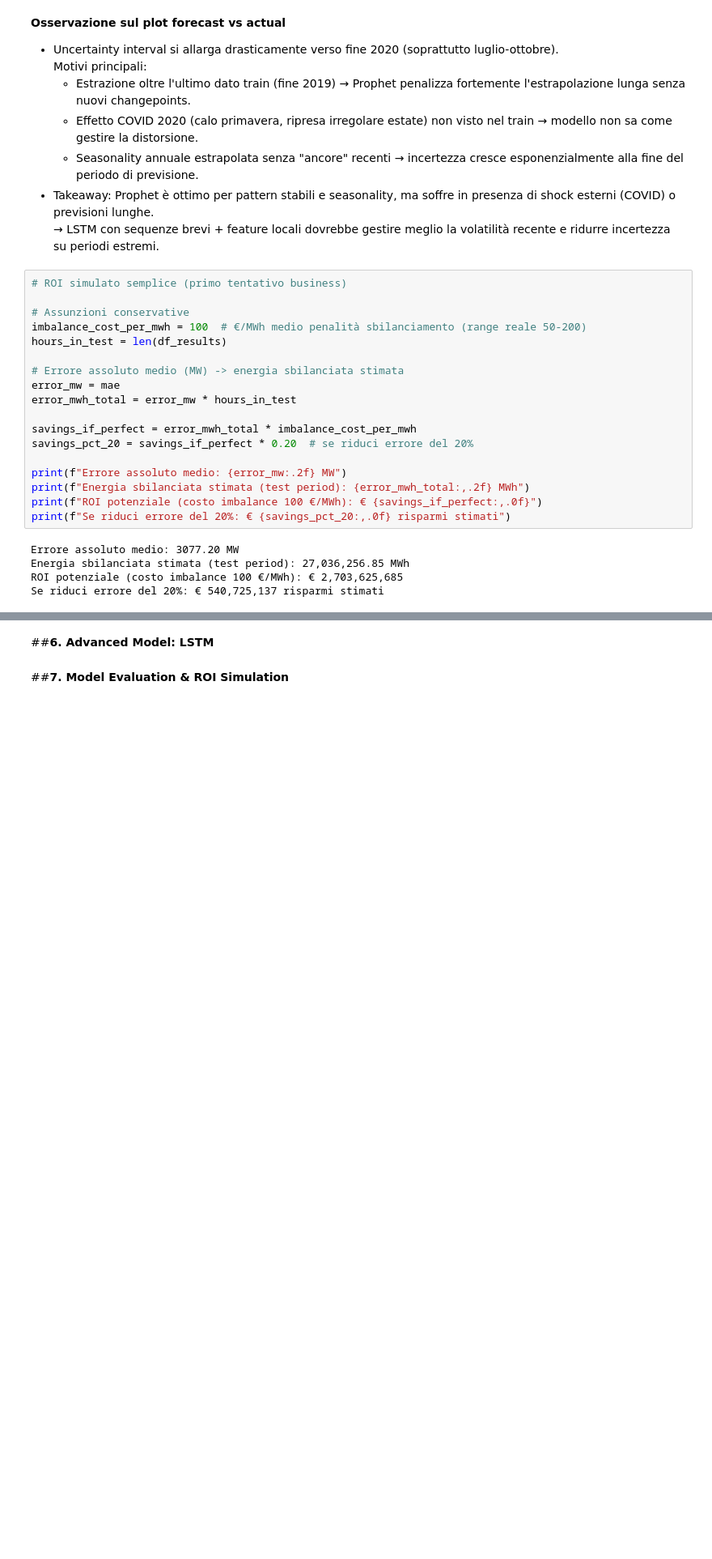
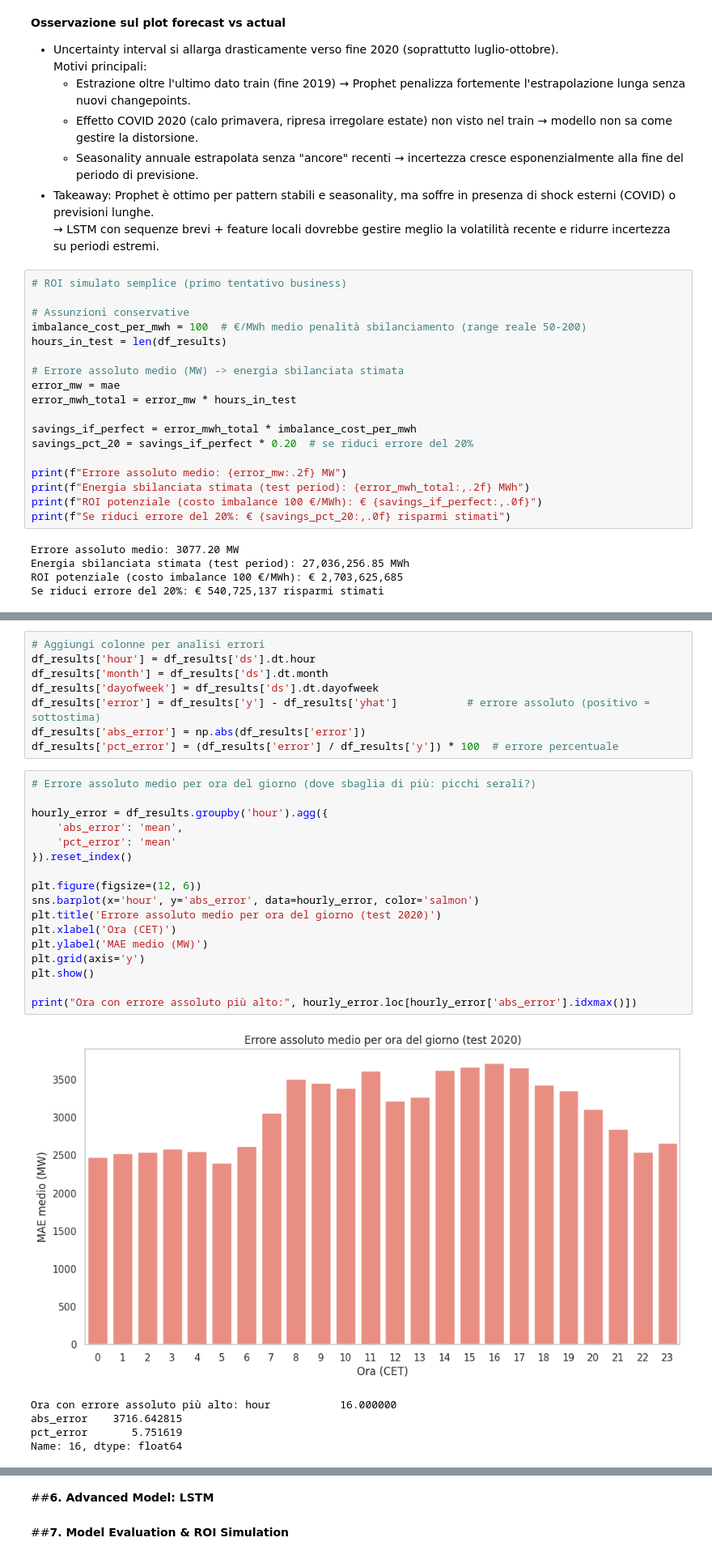
Before and after one commit to Frussen/ita-load-forecaster, a Jupyter notebook: ItaLoadForecaster.ipynb, the cells around one changed output, grey strips where cells are left out. Shown at 81% size. Cells and saved outputs as stored; diff of their text form; blank space fills up the shorter version.

Commit message:
add Evaluation approfondita Prophet – breakdown errori per ora/mese/picchi, confronto ufficiale 2.39% vs mio 9.89%

```diff
--- a/ItaLoadForecaster.ipynb
+++ b/ItaLoadForecaster.ipynb
@@ -822,0 +831,31 @@ Se riduci errore del 20%: € 540,725,137 risparmi stimati
+# %%
+# Aggiungi colonne per analisi errori
+df_results['hour'] = df_results['ds'].dt.hour
+df_results['month'] = df_results['ds'].dt.month
+df_results['dayofweek'] = df_results['ds'].dt.dayofweek
+df_results['error'] = df_results['y'] - df_results['yhat']           # errore assoluto (positivo = sottostima)
+df_results['abs_error'] = np.abs(df_results['error'])
+df_results['pct_error'] = (df_results['error'] / df_results['y']) * 100  # errore percentuale
+# %%
+# Errore assoluto medio per ora del giorno (dove sbaglia di più: picchi serali?)
+
+hourly_error = df_results.groupby('hour').agg({
+    'abs_error': 'mean',
+    'pct_error': 'mean'
+}).reset_index()
+
+plt.figure(figsize=(12, 6))
+sns.barplot(x='hour', y='abs_error', data=hourly_error, color='salmon')
+plt.title('Errore assoluto medio per ora del giorno (test 2020)')
+plt.xlabel('Ora (CET)')
+plt.ylabel('MAE medio (MW)')
+plt.grid(axis='y')
+plt.show()
+
+print("Ora con errore assoluto più alto:", hourly_error.loc[hourly_error['abs_error'].idxmax()])
+# %% [output]
+[figure, added]
+Ora con errore assoluto più alto: hour           16.000000
+abs_error    3716.642815
+pct_error       5.751619
+Name: 16, dtype: float64
```
Also changed, not shown: parts of 11 cells of this notebook.
